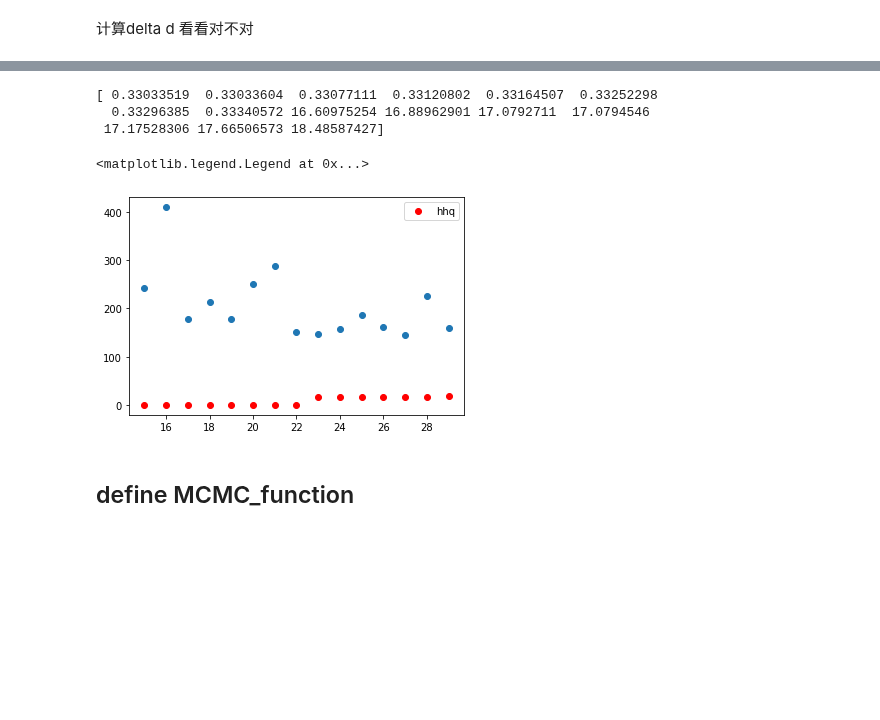
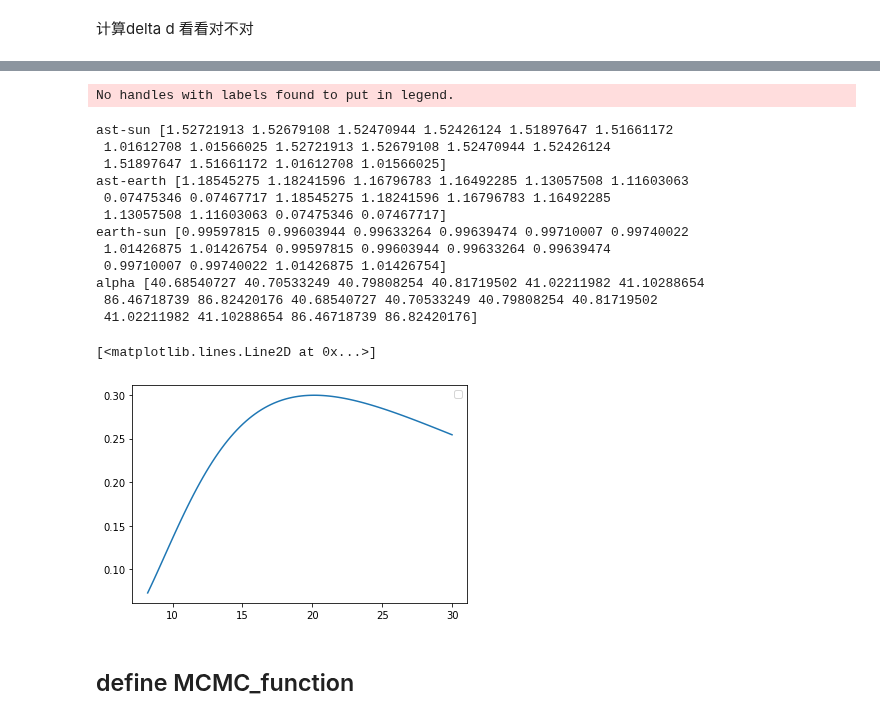
Before and after one commit to AstroHHQ/learngit, a Jupyter notebook: JPLdata/MCMC_Cpp.ipynb, the cells around one changed output, grey strips where cells are left out. Cells and saved outputs as stored; diff of their text form; code cells hidden in the pictures; blank space fills up the shorter version.

```diff
--- a/JPLdata/MCMC_Cpp.ipynb
+++ b/JPLdata/MCMC_Cpp.ipynb
@@ -220,46 +207,67 @@ array([0.99582252, 0.99582255, 0.99583773, 0.99585295, 0.99586816,
 # %%
-name = namelist[0]
 obsec = np.loadtxt(f'epoch_{name}.txt')
-#print(obsec)
-obsdat = np.loadtxt(f'obs_{name}.txt')
-#obstime  = np.loadtxt(f'fobs_{name}.txt')
+obsdat = np.loadtxt(f'obs_w3_{name}.txt')
+
 #ast-sun
 d_N = np.sqrt(obsec[:,0]**2+obsec[:,1]**2+obsec[:,2]**2)
+print('ast-sun',d_N)
+
+#ast-earth
 delta_N = np.sqrt((obsec[:,3]-obsec[:,0])**2+(obsec[:,4]-obsec[:,1])**2+(obsec[:,5]-obsec[:,2])**2)
+print('ast-earth',delta_N)
+
 #earth-sun
-#print(delta_N)
 dd_N = np.sqrt(obsec[:,3]**2+obsec[:,4]**2+obsec[:,5]**2)
+print('earth-sun',dd_N)
+
+#alpha
 alpha_N = (delta_N*delta_N+d_N*d_N-dd_N*dd_N)/(2*delta_N*d_N)
 alpha_N = np.arccos(alpha_N)
+print("alpha",alpha_N/pi*180,'\n')
 y = obsdat
 nt = np.arange(len(d_N))
-plt.scatter(nt[15:30],y[15:30])
-#delta_N,d_N,alpha_N = x
-'''for i in np.arange(100,2000,50):
-    theta = [0.2,i]
-    flux = Model_neatm_hhq(theta,x=(delta_N,d_N,alpha_N))
-    flux2 = Model_neatm_jhx(theta,x=(delta_N,d_N,alpha_N))
-    print(i,flux[0],flux2[0])
-for i in np.arange(0.1,2.4,0.1):
-    theta = [i,456]
-    flux = Model_neatm_hhq(theta,x=(delta_N,d_N,alpha_N))
-    flux2 = Model_neatm_jhx(theta,x=(delta_N,d_N,alpha_N))
-    print(i,flux[0],flux2[0])'''
-theta = [1.0,136]
+theta = [1.2,780]
 flux = Model_neatm_jhx(theta,x=(delta_N,d_N,alpha_N),lamda=lamdai)
 x = (delta_N,d_N,alpha_N)
 yerr = 0.1*y
 #plt.plot(nt,flux,label = 'hhq')
 #plt.plot(nt,flux,label = 'hhq')
-plt.plot(nt[15:30],flux[15:30],'ro',label = 'hhq')
-print(flux[15:30])
+#print(flux)
+#plt.plot(nt[0:len(d_N)],obsdat[0:len(d_N)],'bo',label = 'obs')
+#plt.plot(nt[0:len(d_N)],flux[0:len(d_N)],'ro',label = 'cal')
+#plt.plot(nt[0:len(d_N)],alpha_N[0:len(d_N)],'go',label = 'alpha')
+#print(flux[0:len(d_N)])
 plt.legend()
+lenthi = [8,30,100]
+dddd = (lenthi[1]-lenthi[0])/lenthi[2]
+lenth = lenthi[0]
+D = 136
+pv = (1329*pow(10,-Hv/5)/(D*0.001))**2
+q = 0.29+0.684*G
+A = q*pv
+flamda = []
+nlenth  = []
+for i in range(lenthi[2]):
+    lenth = lenth+dddd
+    nlenth.append(lenth)
+    flamda.append((neatm_jhx(Ndd,d_N[1],delta_N[1],alpha_N[1],D,lenth,1.2,A)))
+plt.plot(nlenth,flamda,label = 'cal')
 # %% [output]
-[ 0.33033519  0.33033604  0.33077111  0.33120802  0.33164507  0.33252298
-  0.33296385  0.33340572 16.60975254 16.88962901 17.0792711  17.0794546
- 17.17528306 17.66506573 18.48587427]
+No handles with labels found to put in legend.
-<matplotlib.legend.Legend at 0x...>
+ast-sun [1.52721913 1.52679108 1.52470944 1.52426124 1.51897647 1.51661172
+ 1.01612708 1.01566025 1.52721913 1.52679108 1.52470944 1.52426124
+ 1.51897647 1.51661172 1.01612708 1.01566025]
+ast-earth [1.18545275 1.18241596 1.16796783 1.16492285 1.13057508 1.11603063
+ 0.07475346 0.07467717 1.18545275 1.18241596 1.16796783 1.16492285
+ 1.13057508 1.11603063 0.07475346 0.07467717]
+earth-sun [0.99597815 0.99603944 0.99633264 0.99639474 0.99710007 0.99740022
+ 1.01426875 1.01426754 0.99597815 0.99603944 0.99633264 0.99639474
+ 0.99710007 0.99740022 1.01426875 1.01426754]
+alpha [40.68540727 40.70533249 40.79808254 40.81719502 41.02211982 41.10288654
+ 86.46718739 86.82420176 40.68540727 40.70533249 40.79808254 40.81719502
+ 41.02211982 41.10288654 86.46718739 86.82420176]
+[<matplotlib.lines.Line2D at 0x...>]
-[figure, old version]
+[figure, new version]
 # %% [markdown]
 ## define MCMC_function
 # %%
```
Also changed, not shown: parts of 7 cells of this notebook, 2 other files.
